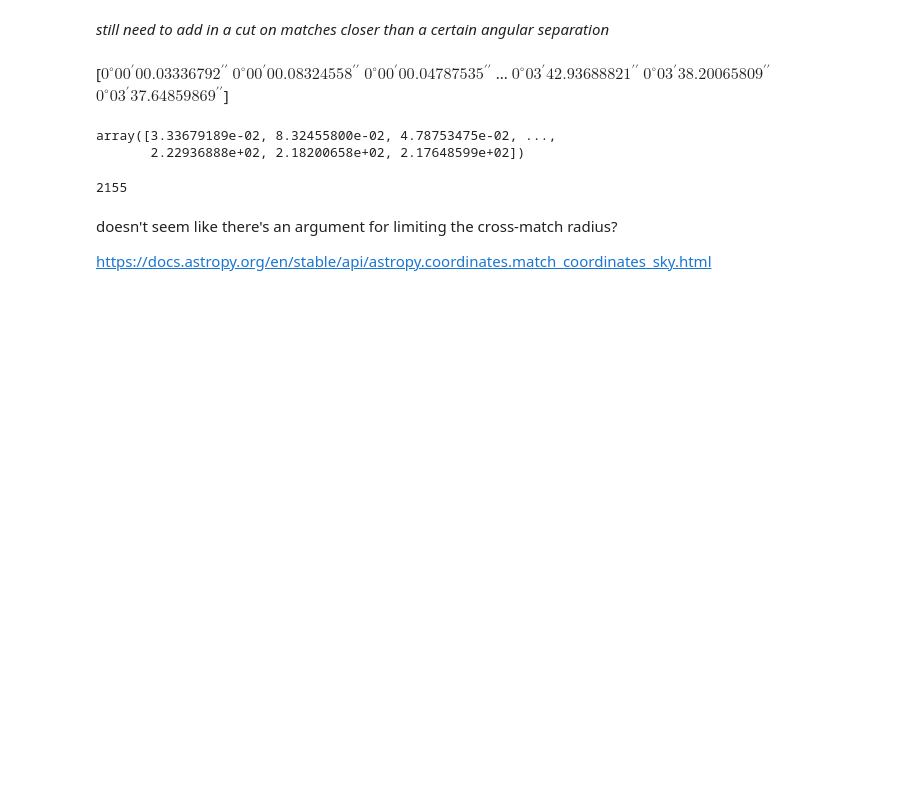
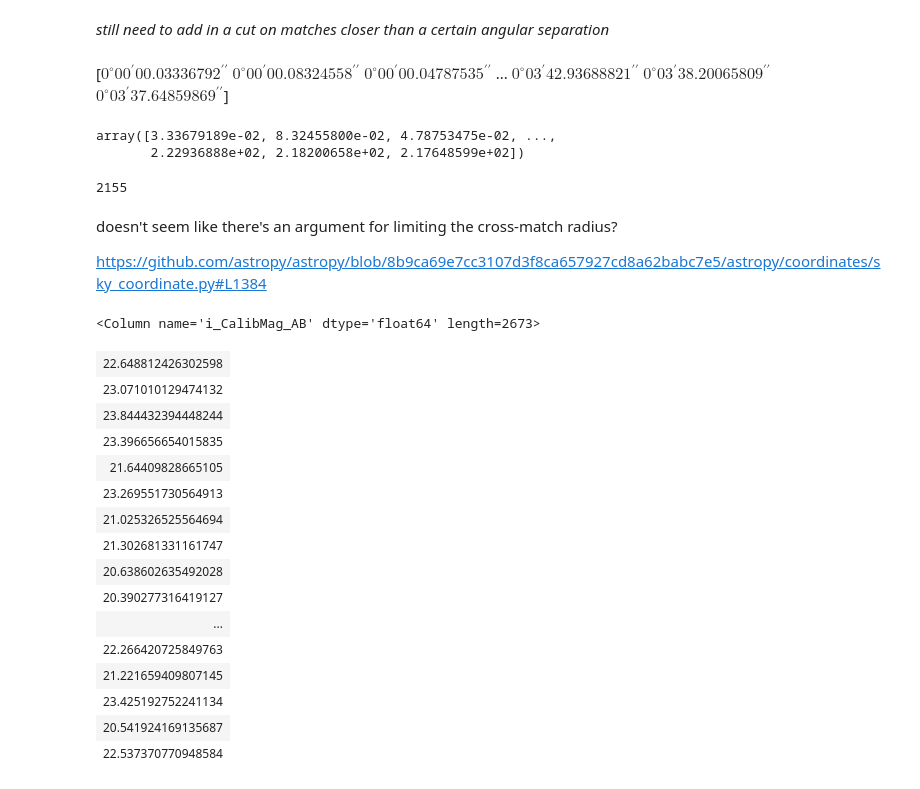
Before and after one commit to rubin-dp0/cst-dev, a Jupyter notebook: AMM_detritus/nb9b_sky_coords.ipynb, the cells around one changed output. Drawn from its saved outputs; the diff is of its cells as text; code cells hidden in the pictures; blank space fills up the shorter version.

```diff
--- a/AMM_detritus/nb9b_sky_coords.ipynb
+++ b/AMM_detritus/nb9b_sky_coords.ipynb
@@ -707,4 +707,24 @@ np.sum(d2d.arcsec < 1)
 # %% [markdown]
 doesn't seem like there's an argument for limiting the cross-match radius?
 
-https://docs.astropy.org/en/stable/api/astropy.coordinates.match_coordinates_sky.html
+https://github.com/astropy/astropy/blob/8b9ca69e7cc3107d3f8ca657927cd8a62babc7e5/astropy/coordinates/sky_coordinate.py#L1384
+# %%
+my_sources['i_CalibMag_AB']
+# %% [output]
+<Column name='i_CalibMag_AB' dtype='float64' length=2673>
+| 22.648812426302598 |
+| 23.071010129474132 |
+| 23.844432394448244 |
+| 23.396656654015835 |
+| 21.64409828665105 |
+| 23.269551730564913 |
+| 21.025326525564694 |
+| 21.302681331161747 |
+| 20.638602635492028 |
+| 20.390277316419127 |
+| ... |
+| 22.266420725849763 |
+| 21.221659409807145 |
+| 23.425192752241134 |
+| 20.541924169135687 |
+| 22.537370770948584 |
```
Also changed, not shown: parts of 13 cells of this notebook.
